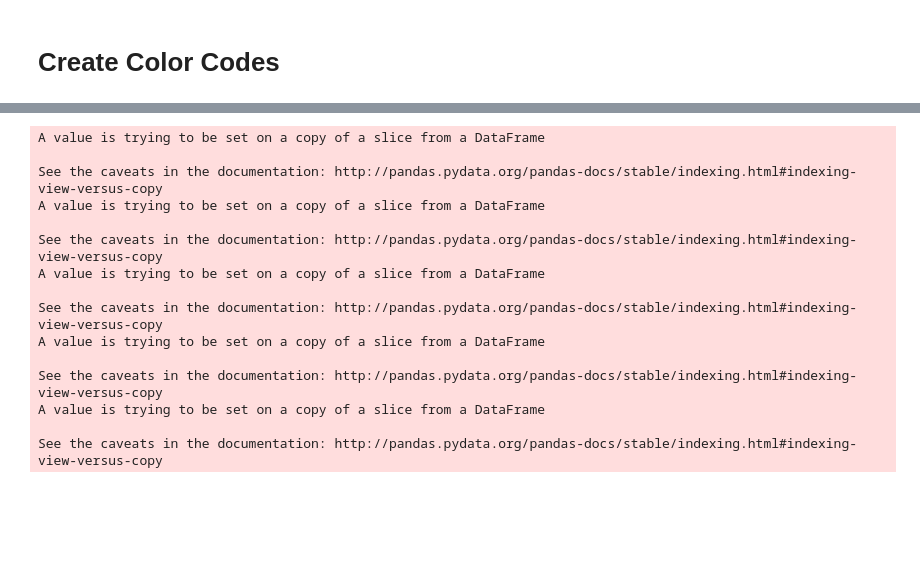
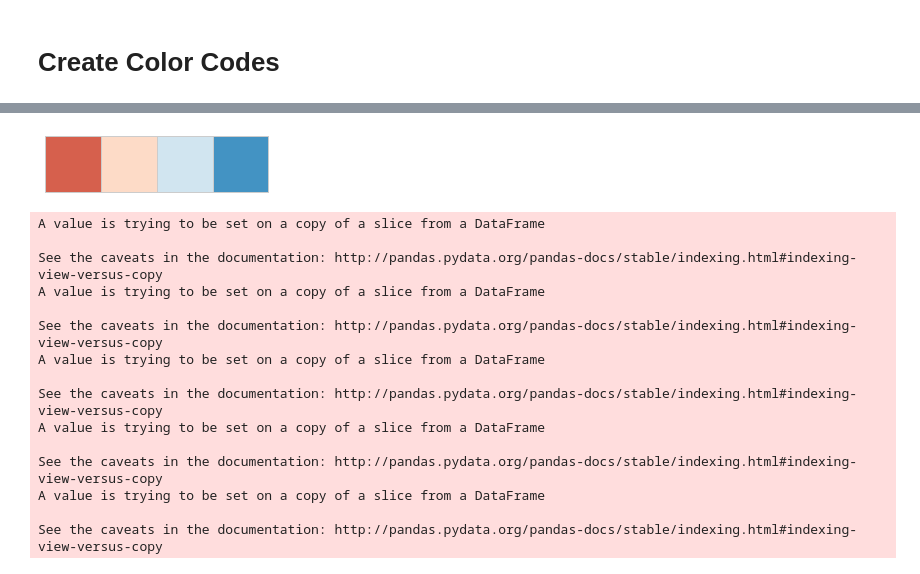
Before and after one commit to patrick-rogan/Edav-Text, a Jupyter notebook: Dimension_Plotting.ipynb, the cells around one changed output, grey strips where cells are left out. Saved outputs shown, nothing was run; the diff lists cells and outputs as text; code cells hidden in the pictures; blank space fills up the shorter version.

```diff
--- a/Dimension_Plotting.ipynb
+++ b/Dimension_Plotting.ipynb
@@ -185,6 +107,11 @@ per_25 = np.percentile(ratings,25)
 # %%
 ratings_colors = []
 cols = sns.diverging_palette(260, 20, n=4)
+
+cols = sns.color_palette("RdBu",(4))
+sns.palplot(cols)
+# %% [output]
+[figure, added]
 # %%
 sns.light_palette("red")
 finaldf["RatingGroup"] = 0
```
Also changed, not shown: parts of 41 cells of this notebook, 14 other files.
